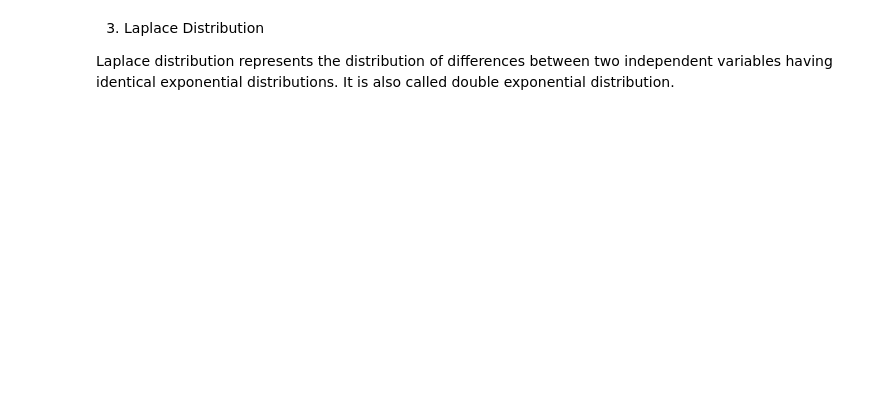
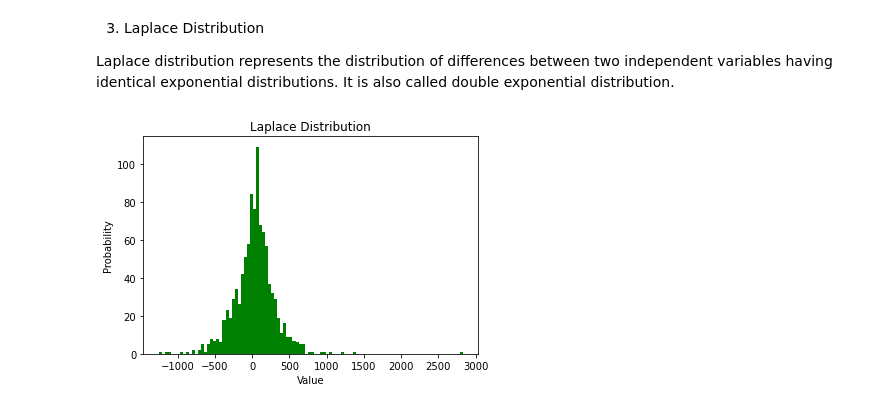
Before and after one commit to splitcomma/fda-project, a Jupyter notebook: practicals/02-randomness-exercises.ipynb, the cells around one changed output. Drawn from its saved outputs; the diff is of its cells as text; code cells hidden in the pictures; blank space fills up the shorter version.

```diff
--- a/practicals/02-randomness-exercises.ipynb
+++ b/practicals/02-randomness-exercises.ipynb
@@ -159,12 +158,14 @@ Laplace distribution represents the distribution of differences between two inde
 # %%
 # Generate random data from a Laplace distribution
 mu, b = 50, 200 # mean and scale parameter of the distribution
-data = np.random.laplace(mu, b, 10000)
+data = np.random.laplace(mu, b, 1000)
 
 plt.hist(data, bins=100, color='g')
 
 plt.title('Laplace Distribution')
 plt.xlabel('Value')
 plt.ylabel('Probability')
 
 plt.show()
+# %% [output]
+[figure, added]
```
Also changed, not shown: parts of 3 cells of this notebook.
